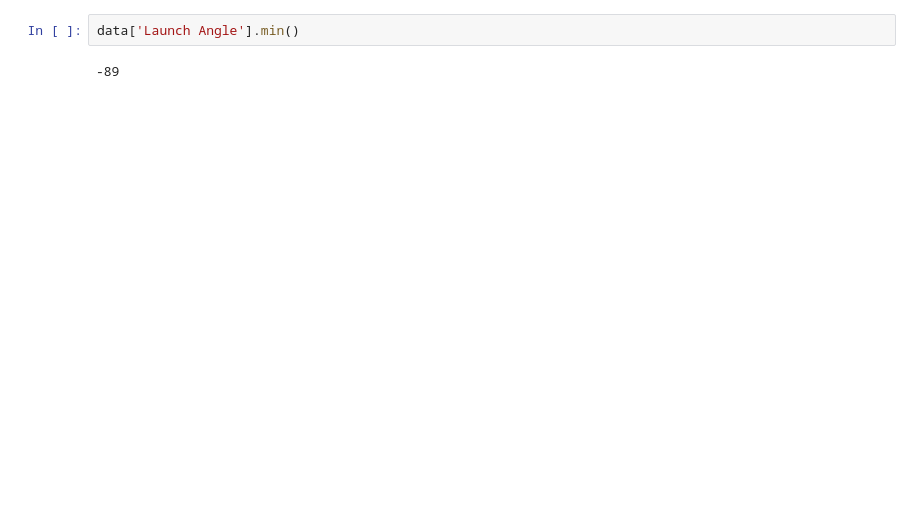
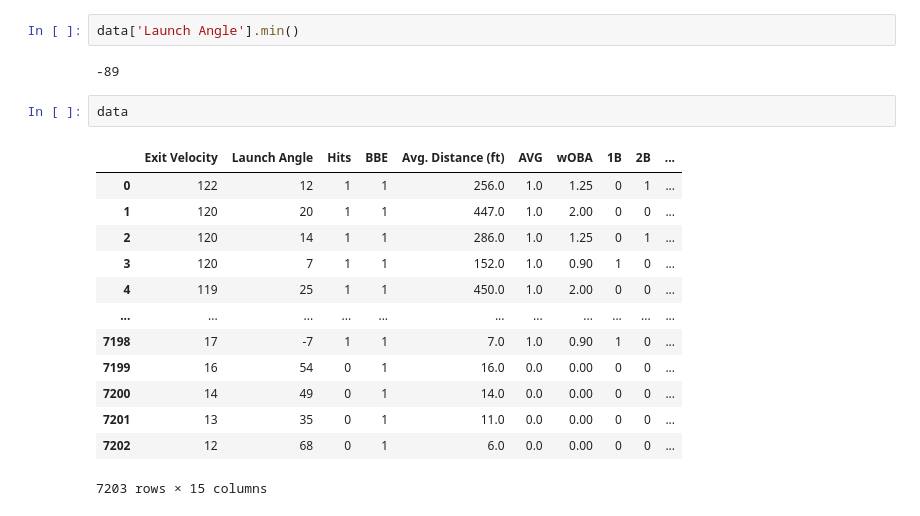
Before and after one commit to quinnbrandt/DSC-106-Final, a Jupyter notebook: static/Final Data Cleaning.ipynb, the cells around one changed output. Saved outputs shown, nothing was run; the diff lists cells and outputs as text; blank space fills up the shorter version.

```diff
--- a/static/Final Data Cleaning.ipynb
+++ b/static/Final Data Cleaning.ipynb
@@ -27,3 +27,19 @@ px.histogram(data['Exit Velocity'])
 data['Launch Angle'].min()
 # %% [output]
 -89
+# %%
+data
+# %% [output]
+|  | Exit Velocity | Launch Angle | Hits | BBE | Avg. Distance (ft) | AVG | wOBA | 1B | 2B | ... |
+| 0 | 122 | 12 | 1 | 1 | 256.0 | 1.0 | 1.25 | 0 | 1 | ... |
+| 1 | 120 | 20 | 1 | 1 | 447.0 | 1.0 | 2.00 | 0 | 0 | ... |
+| 2 | 120 | 14 | 1 | 1 | 286.0 | 1.0 | 1.25 | 0 | 1 | ... |
+| 3 | 120 | 7 | 1 | 1 | 152.0 | 1.0 | 0.90 | 1 | 0 | ... |
+| 4 | 119 | 25 | 1 | 1 | 450.0 | 1.0 | 2.00 | 0 | 0 | ... |
+| ... | ... | ... | ... | ... | ... | ... | ... | ... | ... | ... |
+| 7198 | 17 | -7 | 1 | 1 | 7.0 | 1.0 | 0.90 | 1 | 0 | ... |
+| 7199 | 16 | 54 | 0 | 1 | 16.0 | 0.0 | 0.00 | 0 | 0 | ... |
+| 7200 | 14 | 49 | 0 | 1 | 14.0 | 0.0 | 0.00 | 0 | 0 | ... |
+| 7201 | 13 | 35 | 0 | 1 | 11.0 | 0.0 | 0.00 | 0 | 0 | ... |
+| 7202 | 12 | 68 | 0 | 1 | 6.0 | 0.0 | 0.00 | 0 | 0 | ... |
+7203 rows × 15 columns
```
Also changed, not shown: 7 other files.
